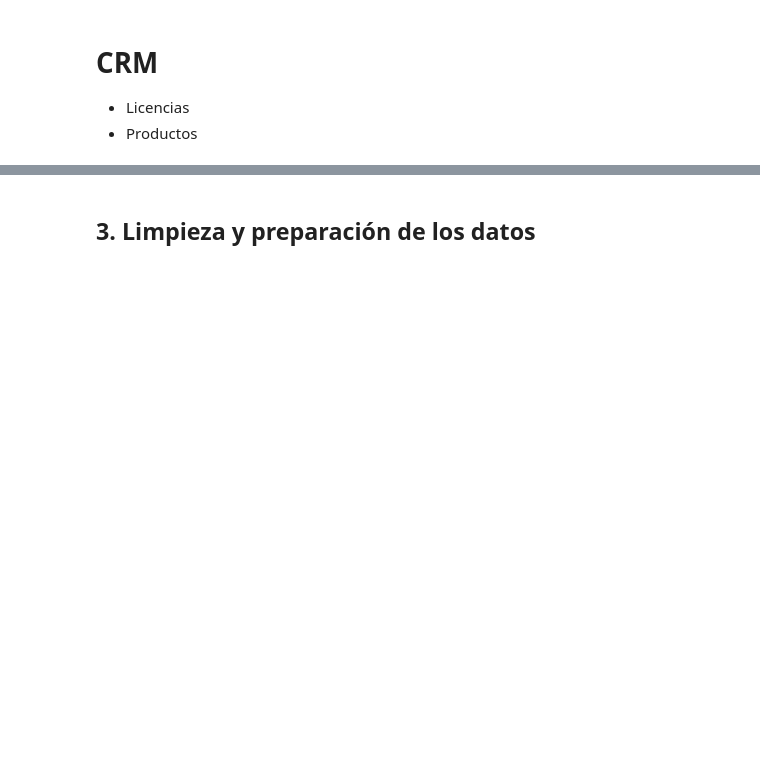
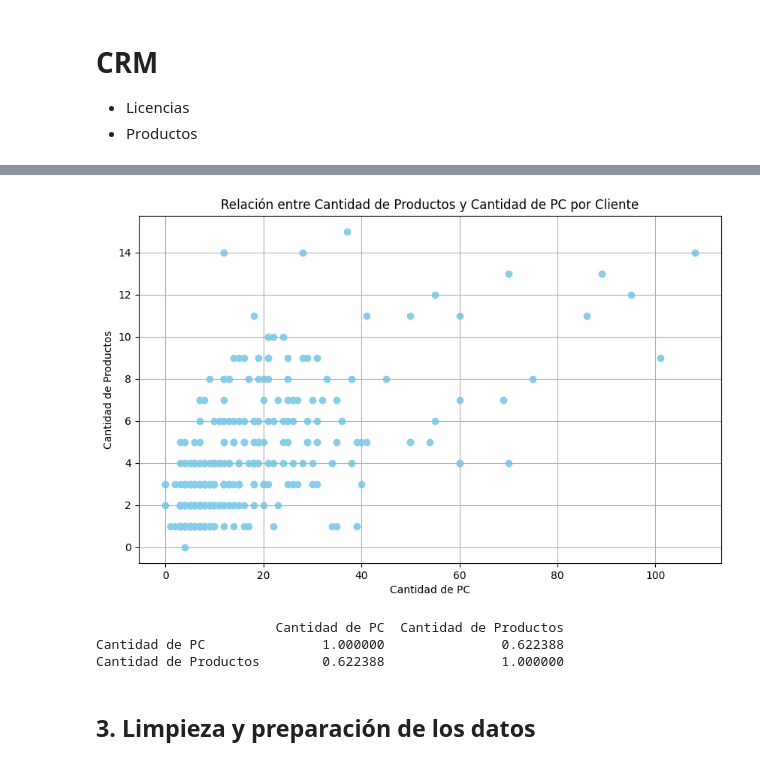
Before and after one commit to christiansaluzzo/Etsol_AnalisisClientes, a Jupyter notebook: análisis_clientes.ipynb, the cells around one changed output, grey strips where cells are left out. Drawn from its saved outputs; the diff is of its cells as text; code cells hidden in the pictures; blank space fills up the shorter version.

```diff
--- a/análisis_clientes.ipynb
+++ b/análisis_clientes.ipynb
@@ -209,3 +248,27 @@ ranking_producto.to_excel('ranking_producto.xlsx', index=False)
+# %%
+# Contar la cantidad de productos por cliente
+productos_por_cliente = df_CRM.groupby('Nombre de Cuenta')['Producto'].nunique().reset_index()
+productos_por_cliente.columns = ['Nombre de Cuenta', 'Cantidad de Productos']
+# Obtener la cantidad única de PCs por cliente (suponiendo que hay un valor único por cliente)
+pc_por_cliente = df_CRM.groupby('Nombre de Cuenta')['Cantidad de PC'].first().reset_index()
+# Combinar ambos DataFrames
+analisis = pd.merge(productos_por_cliente, pc_por_cliente, on='Nombre de Cuenta')
+# Visualizar la relación
+plt.figure(figsize=(10, 6))
+plt.scatter(analisis['Cantidad de PC'], analisis['Cantidad de Productos'],  color='skyblue')
+plt.xlabel('Cantidad de PC')
+plt.ylabel('Cantidad de Productos')
+plt.title('Relación entre Cantidad de Productos y Cantidad de PC por Cliente')
+plt.grid()
+plt.show()
+# Calcular la correlación
+correlation = analisis[['Cantidad de PC','Cantidad de Productos']].corr()
+print(correlation)
+# %% [output]
+[figure, added]
+                       Cantidad de PC  Cantidad de Productos
+Cantidad de PC               1.000000               0.622388
+Cantidad de Productos        0.622388               1.000000
 # %% [markdown]
 ## 3. Limpieza y preparación de los datos
 # %%
```
Also changed, not shown: parts of 6 cells of this notebook, 3 other files.
